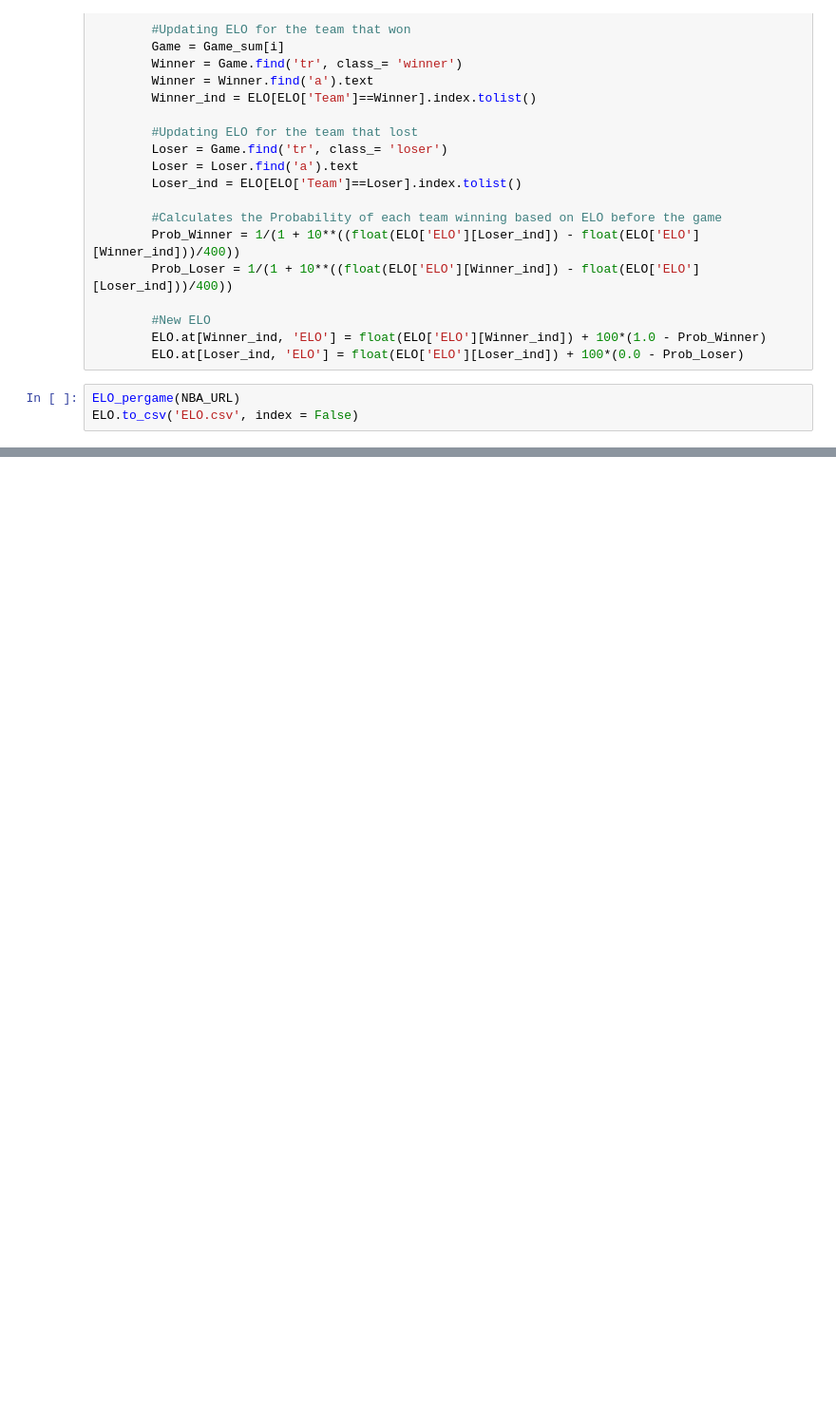
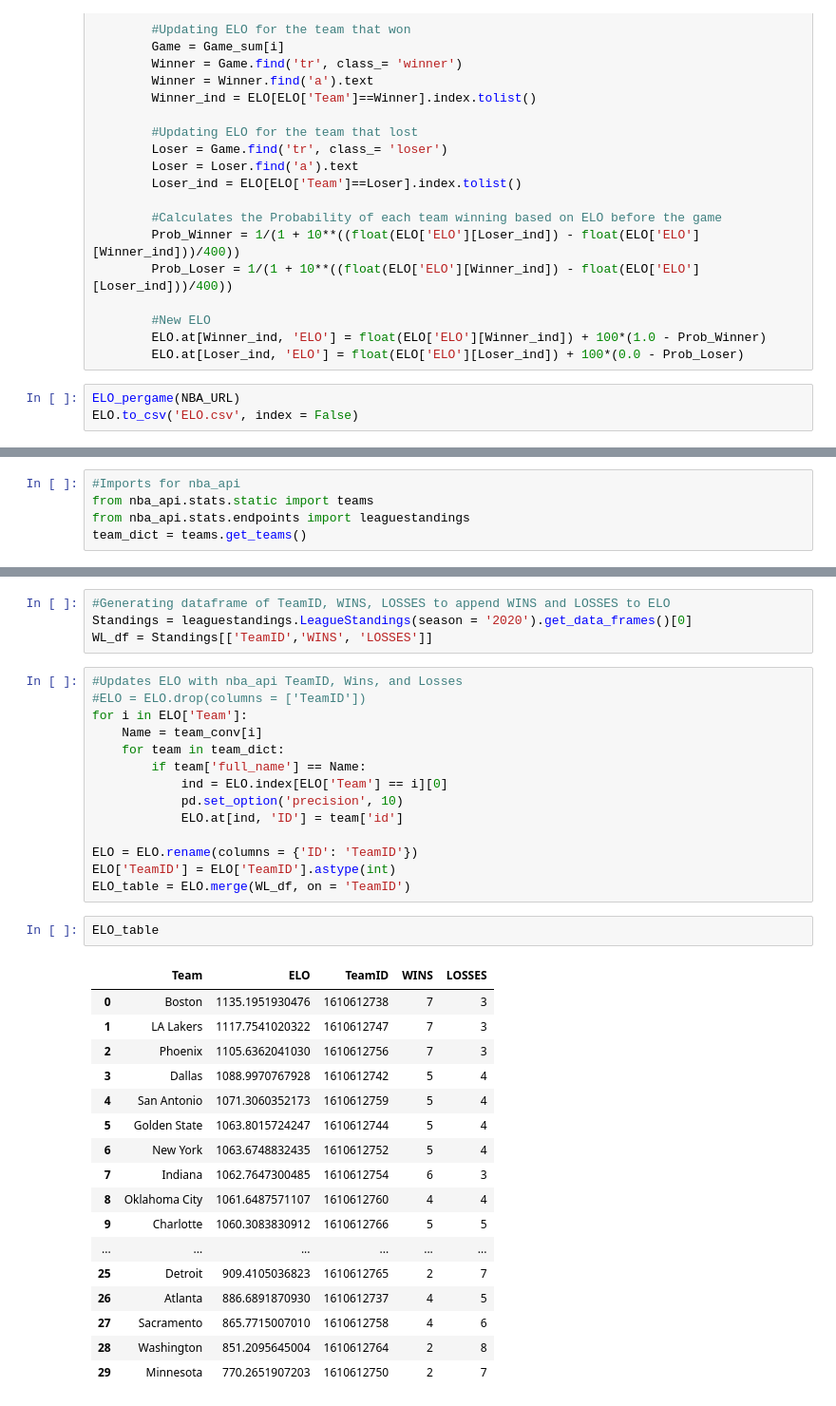
Before and after one commit to NitheshPerumal/NBA-Analytics, a Jupyter notebook: NBA_PowerRankings_ELO.ipynb, the cells around one changed output, grey strips where cells are left out. Shown at 95% size. Cells and saved outputs as stored; diff of their text form; blank space fills up the shorter version.

Commit message:
Added table view along with win loss record using NBA api

```diff
--- a/NBA_PowerRankings_ELO.ipynb
+++ b/NBA_PowerRankings_ELO.ipynb
@@ -70,0 +92,5 @@ plt.show()
+# %%
+#Imports for nba_api
+from nba_api.stats.static import teams
+from nba_api.stats.endpoints import leaguestandings
+team_dict = teams.get_teams()
@@ -70,0 +131,38 @@ plt.show()
+# %%
+#Generating dataframe of TeamID, WINS, LOSSES to append WINS and LOSSES to ELO
+Standings = leaguestandings.LeagueStandings(season = '2020').get_data_frames()[0]
+WL_df = Standings[['TeamID','WINS', 'LOSSES']]
+# %%
+#Updates ELO with nba_api TeamID, Wins, and Losses
+#ELO = ELO.drop(columns = ['TeamID'])
+for i in ELO['Team']:
+    Name = team_conv[i]
+    for team in team_dict:
+        if team['full_name'] == Name:
+            ind = ELO.index[ELO['Team'] == i][0]
+            pd.set_option('precision', 10)
+            ELO.at[ind, 'ID'] = team['id']
+
+ELO = ELO.rename(columns = {'ID': 'TeamID'})
+ELO['TeamID'] = ELO['TeamID'].astype(int)
+ELO_table = ELO.merge(WL_df, on = 'TeamID')
+# %%
+ELO_table
+# %% [output]
+|  | Team | ELO | TeamID | WINS | LOSSES |
+| 0 | Boston | 1135.1951930476 | 1610612738 | 7 | 3 |
+| 1 | LA Lakers | 1117.7541020322 | 1610612747 | 7 | 3 |
+| 2 | Phoenix | 1105.6362041030 | 1610612756 | 7 | 3 |
+| 3 | Dallas | 1088.9970767928 | 1610612742 | 5 | 4 |
+| 4 | San Antonio | 1071.3060352173 | 1610612759 | 5 | 4 |
+| 5 | Golden State | 1063.8015724247 | 1610612744 | 5 | 4 |
+| 6 | New York | 1063.6748832435 | 1610612752 | 5 | 4 |
+| 7 | Indiana | 1062.7647300485 | 1610612754 | 6 | 3 |
+| 8 | Oklahoma City | 1061.6487571107 | 1610612760 | 4 | 4 |
+| 9 | Charlotte | 1060.3083830912 | 1610612766 | 5 | 5 |
+| ... | ... | ... | ... | ... | ... |
+| 25 | Detroit | 909.4105036823 | 1610612765 | 2 | 7 |
+| 26 | Atlanta | 886.6891870930 | 1610612737 | 4 | 5 |
+| 27 | Sacramento | 865.7715007010 | 1610612758 | 4 | 6 |
+| 28 | Washington | 851.2095645004 | 1610612764 | 2 | 8 |
+| 29 | Minnesota | 770.2651907203 | 1610612750 | 2 | 7 |
```
Also changed, not shown: parts of 5 cells of this notebook.
